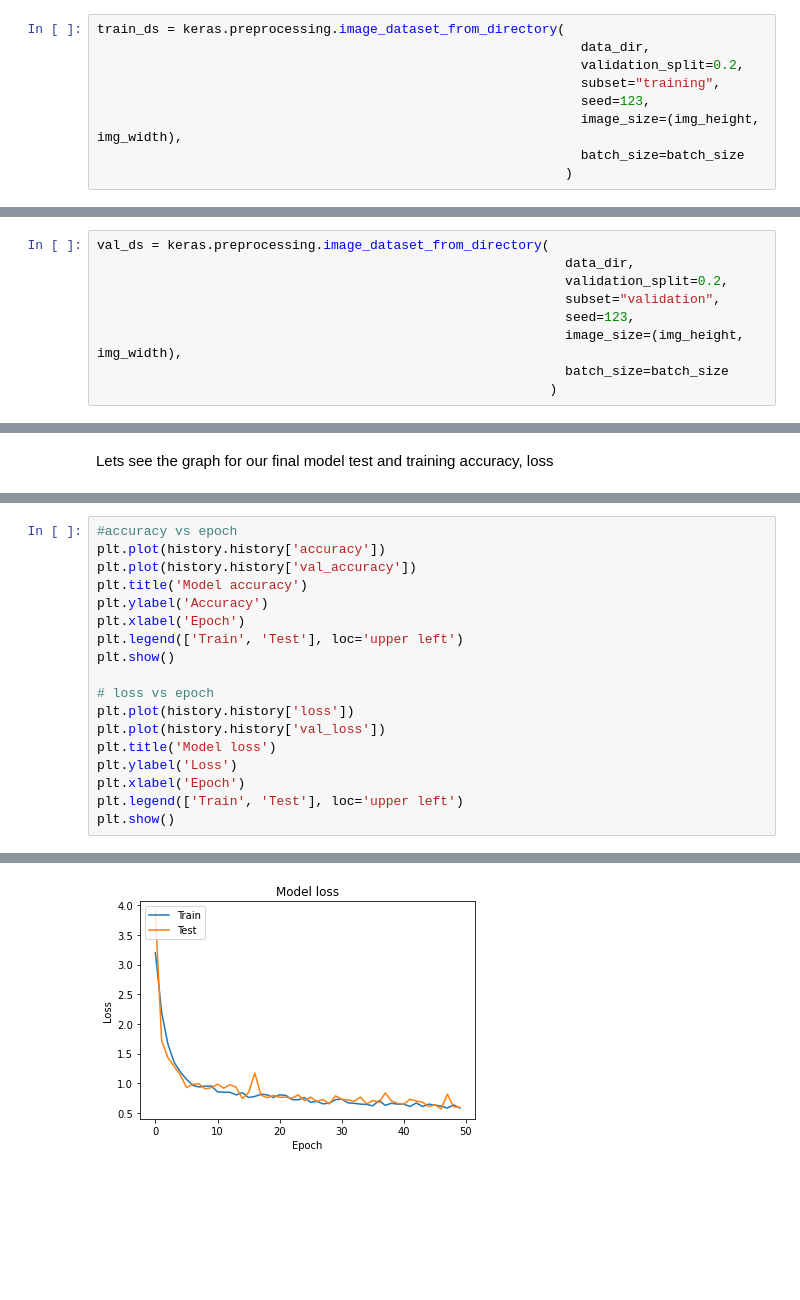
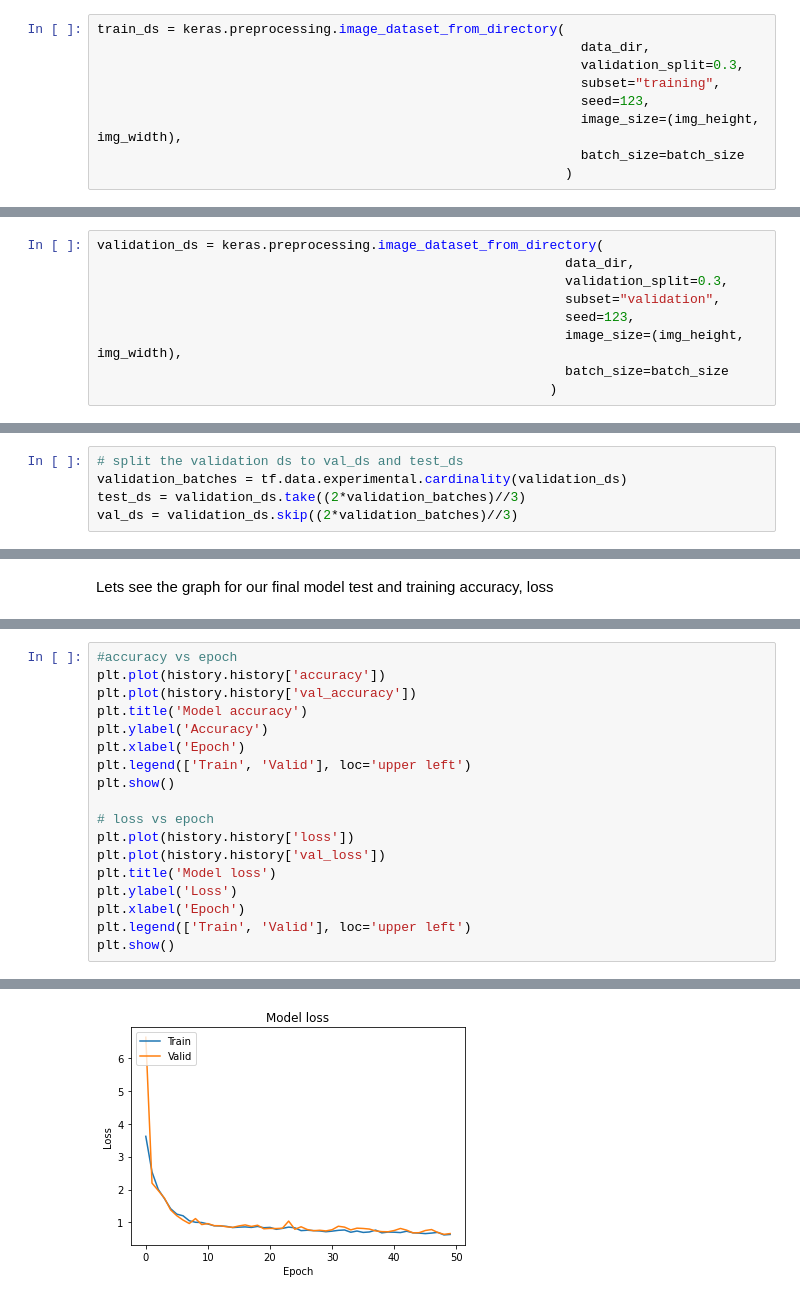
Before and after one commit to amanuelR/Natural-Image-Classifier, a Jupyter notebook: Natural_Image_Classifier.ipynb, the cells around one changed output, grey strips where cells are left out. Drawn from its saved outputs; the diff is of its cells as text; blank space fills up the shorter version.

```diff
--- a/Natural_Image_Classifier.ipynb
+++ b/Natural_Image_Classifier.ipynb
@@ -67,7 +66,7 @@ img_width = 180
 # %%
 train_ds = keras.preprocessing.image_dataset_from_directory(
                                                               data_dir,
-                                                              validation_split=0.2,
+                                                              validation_split=0.3,
                                                               subset="training",
                                                               seed=123,
                                                               image_size=(img_height, img_width),
@@ -79,7 +78,7 @@ Using 5520 files for training.
 # %%
-val_ds = keras.preprocessing.image_dataset_from_directory(
+validation_ds = keras.preprocessing.image_dataset_from_directory(
                                                             data_dir,
-                                                            validation_split=0.2,
+                                                            validation_split=0.3,
                                                             subset="validation",
                                                             seed=123,
                                                             image_size=(img_height, img_width),
@@ -91 +90,6 @@ Using 1379 files for validation.
+# %%
+# split the validation ds to val_ds and test_ds
+validation_batches = tf.data.experimental.cardinality(validation_ds)
+test_ds = validation_ds.take((2*validation_batches)//3)
+val_ds = validation_ds.skip((2*validation_batches)//3)
 # %%
@@ -372,7 +451,7 @@ plt.plot(history.history['val_accuracy'])
 plt.title('Model accuracy')
 plt.ylabel('Accuracy')
 plt.xlabel('Epoch')
-plt.legend(['Train', 'Test'], loc='upper left')
+plt.legend(['Train', 'Valid'], loc='upper left')
 plt.show()
 
 # loss vs epoch
@@ -381,6 +460,6 @@ plt.plot(history.history['val_loss'])
 plt.title('Model loss')
 plt.ylabel('Loss')
 plt.xlabel('Epoch')
-plt.legend(['Train', 'Test'], loc='upper left')
+plt.legend(['Train', 'Valid'], loc='upper left')
 plt.show()
 # %% [output]
@@ -388 +467 @@ plt.show()
-[figure, old version]
+[figure, new version]
```
Also changed, not shown: parts of 24 cells of this notebook, 1 other file.
